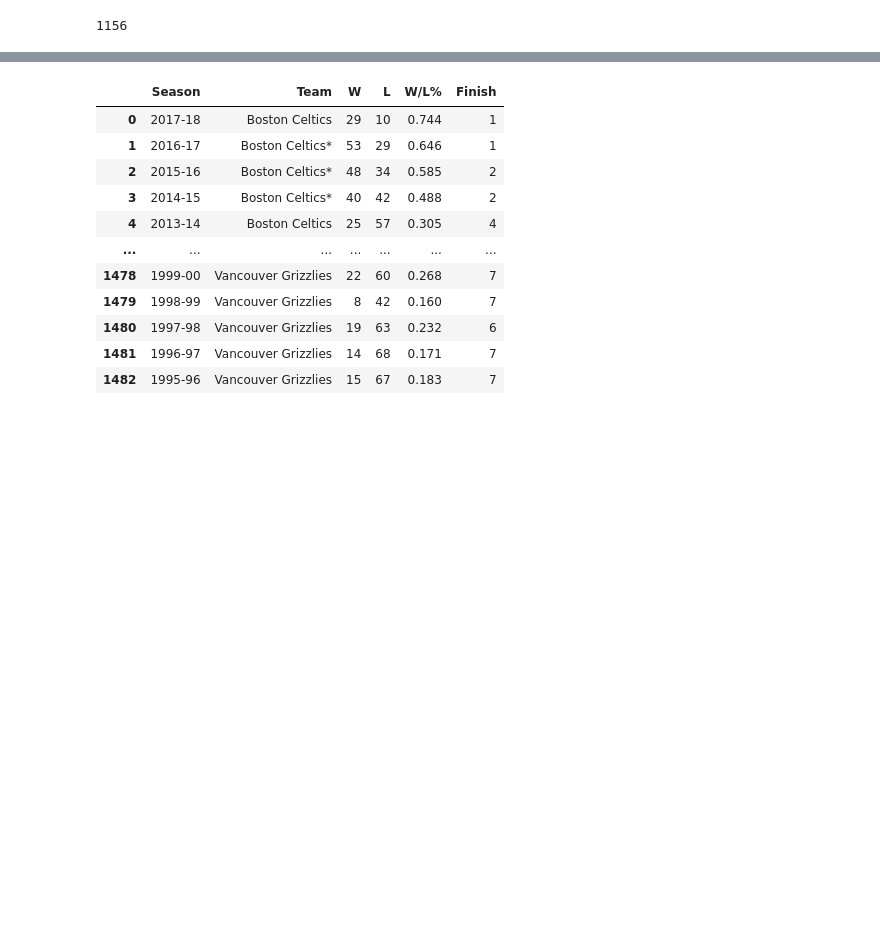
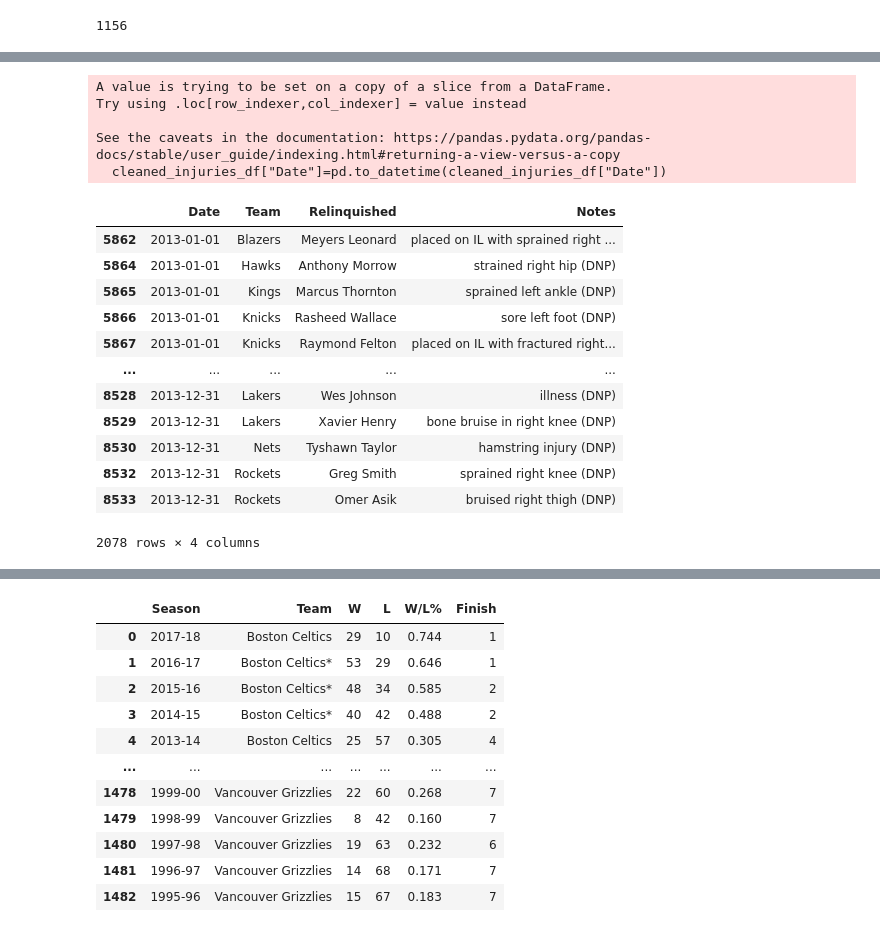
Before and after one commit to paulhji/team_gaap_project1, a Jupyter notebook: NBA Injuries.ipynb, the cells around one changed output, grey strips where cells are left out. Saved outputs shown, nothing was run; the diff lists cells and outputs as text; code cells hidden in the pictures; blank space fills up the shorter version.

```diff
--- a/NBA Injuries.ipynb
+++ b/NBA Injuries.ipynb
@@ -128,0 +105,24 @@ array(['Carlos Boozer', 'Jonas Jerebko', 'Terrico White', ...,
+# %%
+cleaned_injuries_df["Date"]=pd.to_datetime(cleaned_injuries_df["Date"])
+target_year=2013
+thirteen=cleaned_injuries_df[cleaned_injuries_df['Date'].dt.year == target_year]
+thirteen
+# %% [output]
+A value is trying to be set on a copy of a slice from a DataFrame.
+Try using .loc[row_indexer,col_indexer] = value instead
+
+See the caveats in the documentation: https://pandas.pydata.org/pandas-docs/stable/user_guide/indexing.html#returning-a-view-versus-a-copy
+  cleaned_injuries_df["Date"]=pd.to_datetime(cleaned_injuries_df["Date"])
+|  | Date | Team | Relinquished | Notes |
+| 5862 | 2013-01-01 | Blazers | Meyers Leonard | placed on IL with sprained right ... |
+| 5864 | 2013-01-01 | Hawks | Anthony Morrow | strained right hip (DNP) |
+| 5865 | 2013-01-01 | Kings | Marcus Thornton | sprained left ankle (DNP) |
+| 5866 | 2013-01-01 | Knicks | Rasheed Wallace | sore left foot (DNP) |
+| 5867 | 2013-01-01 | Knicks | Raymond Felton | placed on IL with fractured right... |
+| ... | ... | ... | ... | ... |
+| 8528 | 2013-12-31 | Lakers | Wes Johnson | illness (DNP) |
+| 8529 | 2013-12-31 | Lakers | Xavier Henry | bone bruise in right knee (DNP) |
+| 8530 | 2013-12-31 | Nets | Tyshawn Taylor | hamstring injury (DNP) |
+| 8532 | 2013-12-31 | Rockets | Greg Smith | sprained right knee (DNP) |
+| 8533 | 2013-12-31 | Rockets | Omer Asik | bruised right thigh (DNP) |
+2078 rows × 4 columns
```
Also changed, not shown: parts of 20 cells of this notebook.
